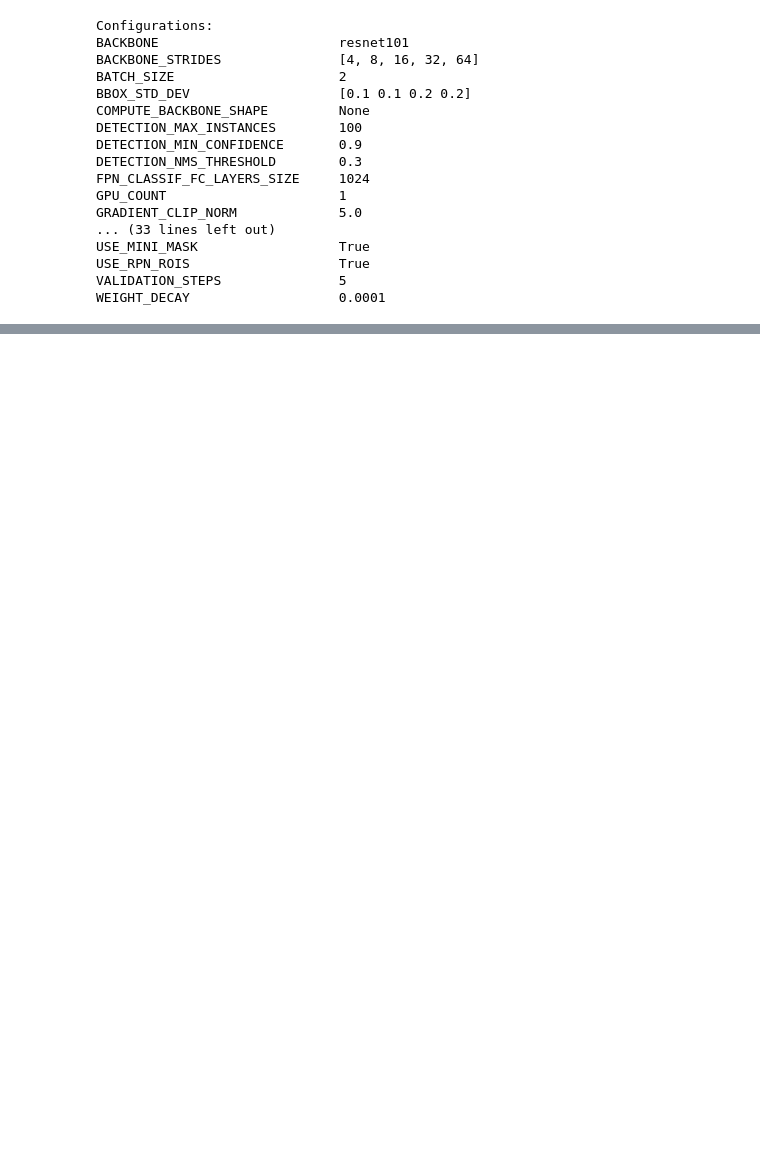
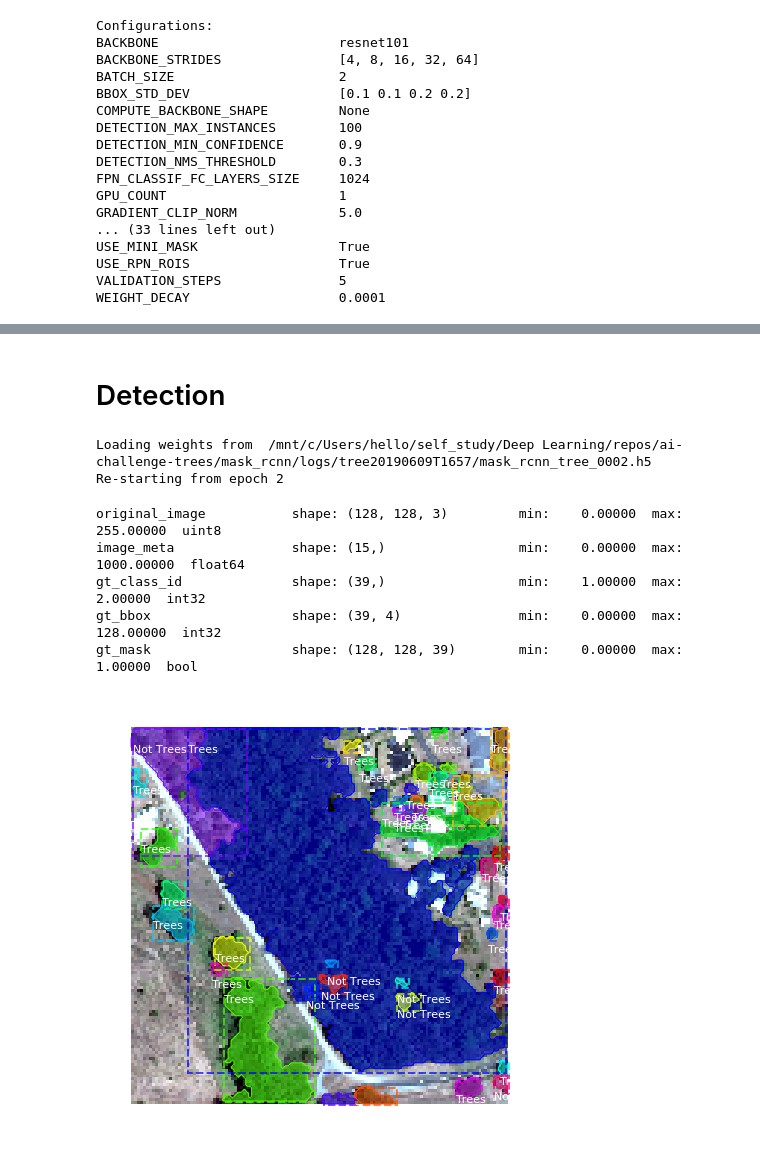
Before and after one commit to cienciaydatos/ai-challenge-trees, a Jupyter notebook: mask_rcnn/train_trees.ipynb, the cells around one changed output, grey strips where cells are left out. Drawn from its saved outputs; the diff is of its cells as text; code cells hidden in the pictures; blank space fills up the shorter version.

```diff
--- a/mask_rcnn/train_trees.ipynb
+++ b/mask_rcnn/train_trees.ipynb
@@ -136,0 +138,10 @@ KeyboardInterrupt:
+# %%
+# Fine tune all layers
+# Passing layers="all" trains all layers. You can also
+# pass a regular expression to select which layers to
+# train by name pattern.
+model.train(dataset_train, dataset_val,
+            learning_rate=config.LEARNING_RATE / 10,
+            epochs=2,
+            layers="all",
+            augmentation=augmentation)
@@ -136,0 +166,47 @@ KeyboardInterrupt:
+# %% [markdown]
+# Detection
+# %%
+class InferenceConfig(trees.TreeConfig):
+    GPU_COUNT = 1
+    IMAGES_PER_GPU = 1
+
+inference_config = InferenceConfig()
+
+# Recreate the model in inference mode
+model = modellib.MaskRCNN(mode="inference",
+                          config=inference_config,
+                          model_dir=MODEL_DIR)
+
+# Get path to saved weights
+# Either set a specific path or find last trained weights
+# model_path = os.path.join(ROOT_DIR, ".h5 file name here")
+model_path = model.find_last()
+
+# Load trained weights
+print("Loading weights from ", model_path)
+model.load_weights(model_path, by_name=True)
+# %% [output]
+Loading weights from  /mnt/c/Users/hello/self_study/Deep Learning/repos/ai-challenge-trees/mask_rcnn/logs/tree20190609T1657/mask_rcnn_tree_0002.h5
+Re-starting from epoch 2
+# %%
+# Test on a random image
+image_id = random.choice(dataset_val.image_ids)
+original_image, image_meta, gt_class_id, gt_bbox, gt_mask =\
+    modellib.load_image_gt(dataset_val, inference_config,
+                           image_id, use_mini_mask=False)
+
+log("original_image", original_image)
+log("image_meta", image_meta)
+log("gt_class_id", gt_class_id)
+log("gt_bbox", gt_bbox)
+log("gt_mask", gt_mask)
+
+visualize.display_instances(original_image, gt_bbox, gt_mask, gt_class_id,
+                            dataset_train.class_names, figsize=(8, 8))
+# %% [output]
+original_image           shape: (128, 128, 3)         min:    0.00000  max:  255.00000  uint8
+image_meta               shape: (15,)                 min:    0.00000  max: 1000.00000  float64
+gt_class_id              shape: (39,)                 min:    1.00000  max:    2.00000  int32
+gt_bbox                  shape: (39, 4)               min:    0.00000  max:  128.00000  int32
+gt_mask                  shape: (128, 128, 39)        min:    0.00000  max:    1.00000  bool
+[figure, added]
```
Also changed, not shown: parts of 9 cells of this notebook, 7 other files.
